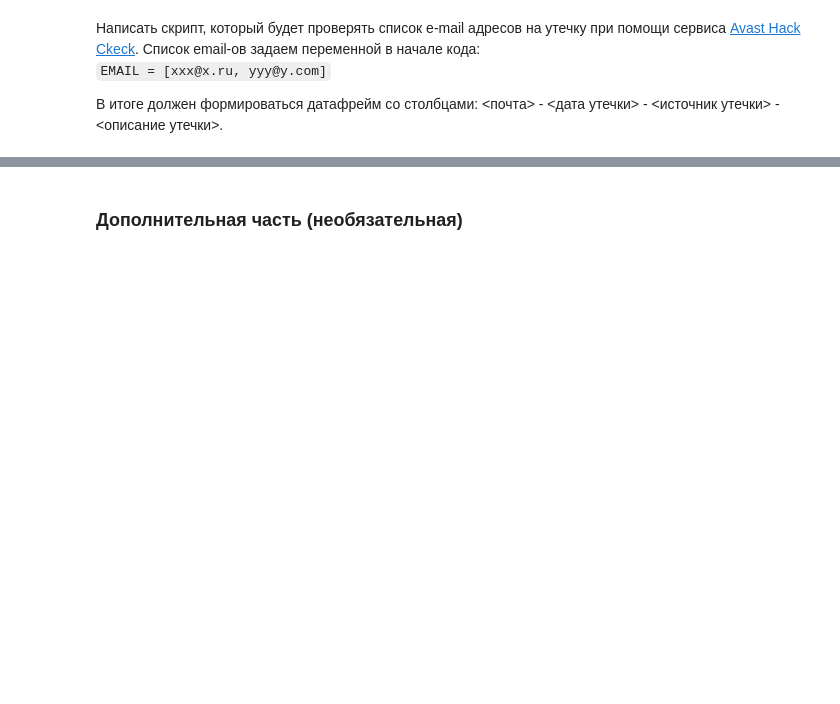
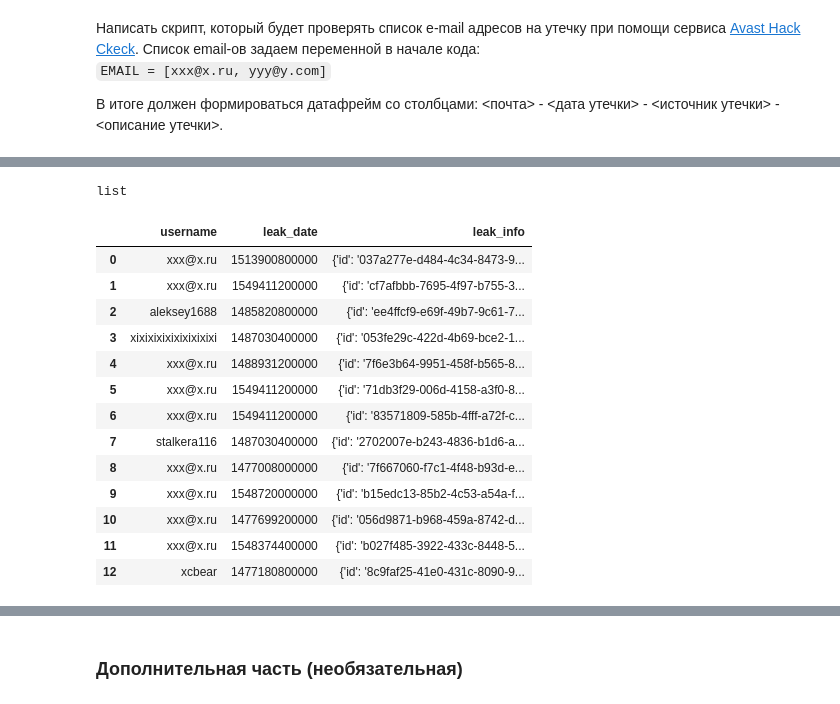
Before and after one commit to DmitryTrufanov/pyda-10-hw-21, a Jupyter notebook: Solved_HW_web_scraping.ipynb, the cells around one changed output, grey strips where cells are left out. Saved outputs shown, nothing was run; the diff lists cells and outputs as text; code cells hidden in the pictures; blank space fills up the shorter version.

```diff
--- a/Solved_HW_web_scraping.ipynb
+++ b/Solved_HW_web_scraping.ipynb
@@ -181,3 +106,11 @@ articles_intro
 `EMAIL = [xxx@x.ru, yyy@y.com]`
 
 В итоге должен формироваться датафрейм со столбцами: <почта> - <дата утечки> - <источник утечки> - <описание утечки>.
+# %%
+URL2 = 'https://digibody.avast.com/v1/web/leaks'
+params = {'email': "xxx@x.ru"}
+#URL2 = 'https://www.avast.com'
+#URL2 = 'https://digibody.avast.com/v1/web/leaks'
+# %%
+res = requests.post(URL2, json=params)
+res
@@ -183,0 +125,3 @@ articles_intro
+# %%
+vocab = json.loads(res.text)
+vocab
@@ -183,0 +146,4 @@ articles_intro
+# %%
+type(vocab)
+vocab2 = vocab['value']
+vocab2
@@ -183,0 +168,22 @@ articles_intro
+# %%
+type(vocab2)
+# %% [output]
+list
+# %%
+df3 = pd.DataFrame(vocab2)
+df3[['username', 'leak_date', 'leak_info']]
+# %% [output]
+|  | username | leak_date | leak_info |
+| 0 | xxx@x.ru | 1513900800000 | {'id': '037a277e-d484-4c34-8473-9... |
+| 1 | xxx@x.ru | 1549411200000 | {'id': 'cf7afbbb-7695-4f97-b755-3... |
+| 2 | aleksey1688 | 1485820800000 | {'id': 'ee4ffcf9-e69f-49b7-9c61-7... |
+| 3 | xixixixixixixixixixi | 1487030400000 | {'id': '053fe29c-422d-4b69-bce2-1... |
+| 4 | xxx@x.ru | 1488931200000 | {'id': '7f6e3b64-9951-458f-b565-8... |
+| 5 | xxx@x.ru | 1549411200000 | {'id': '71db3f29-006d-4158-a3f0-8... |
+| 6 | xxx@x.ru | 1549411200000 | {'id': '83571809-585b-4fff-a72f-c... |
+| 7 | stalkera116 | 1487030400000 | {'id': '2702007e-b243-4836-b1d6-a... |
+| 8 | xxx@x.ru | 1477008000000 | {'id': '7f667060-f7c1-4f48-b93d-e... |
+| 9 | xxx@x.ru | 1548720000000 | {'id': 'b15edc13-85b2-4c53-a54a-f... |
+| 10 | xxx@x.ru | 1477699200000 | {'id': '056d9871-b968-459a-8742-d... |
+| 11 | xxx@x.ru | 1548374400000 | {'id': 'b027f485-3922-433c-8448-5... |
+| 12 | xcbear | 1477180800000 | {'id': '8c9faf25-41e0-431c-8090-9... |
```
Also changed, not shown: parts of 18 cells of this notebook, 9 other files.
